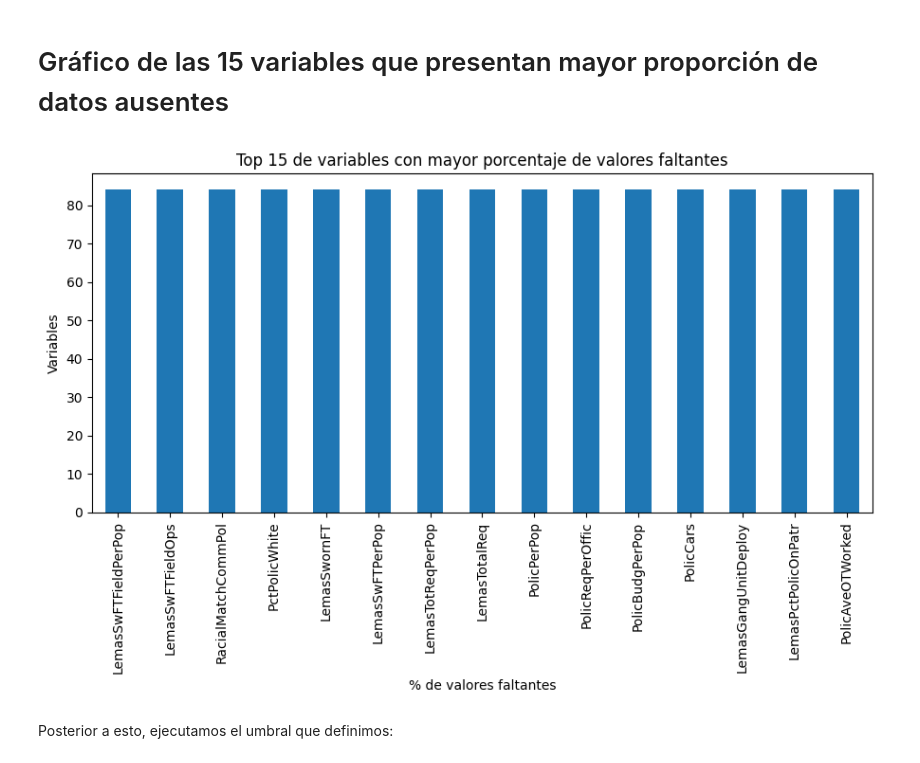
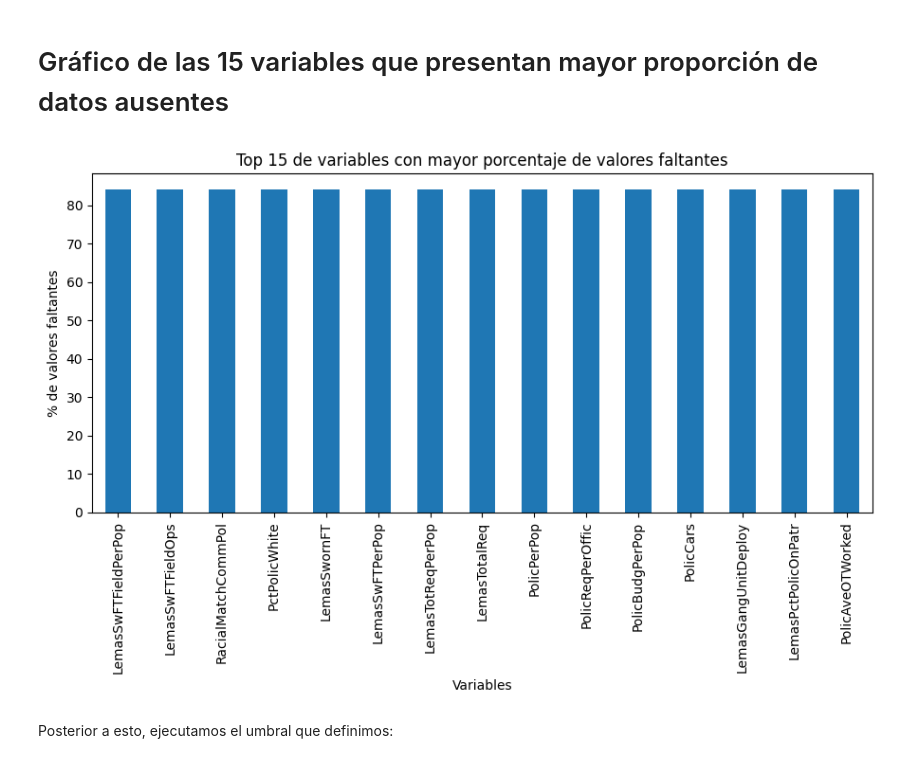
Before and after one commit to tomsolisesp/MagisterIA-UAI--MachineLearning1, a Jupyter notebook: Tarea_Machine_Learning_1.ipynb, the cells around one changed output. Drawn from its saved outputs; the diff is of its cells as text; code cells hidden in the pictures.

```diff
--- a/Tarea_Machine_Learning_1.ipynb
+++ b/Tarea_Machine_Learning_1.ipynb
@@ -170,15 +170,15 @@ dtype: float64
 # %%
 # Creamos un gráfico de las 15 variables que presentan mayor proporción de datos ausentes
 top_15 = porcentaje_nan.sort_values(ascending=False).head(15)
 plt.figure(figsize=(9,6))
 top_15.sort_values().plot(kind='bar')
 plt.title('Top 15 de variables con mayor porcentaje de valores faltantes')
-plt.xlabel('% de valores faltantes')
-plt.ylabel('Variables')
+plt.xlabel('Variables')
+plt.ylabel('% de valores faltantes')
 plt.tight_layout()
 plt.show()
 # %% [output]
-[figure, old version]
+[figure, new version]
 # %% [markdown]
 Posterior a esto, ejecutamos el umbral que definimos:
 # %% [markdown]
```
Also changed, not shown: parts of 3 cells of this notebook.
